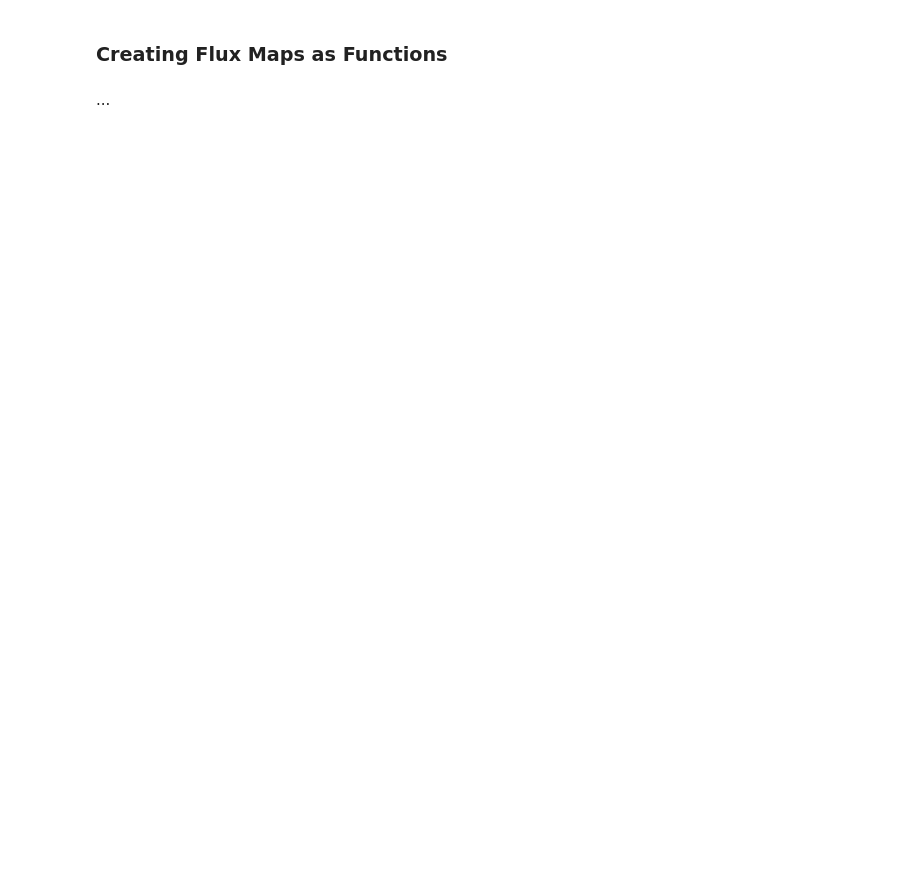
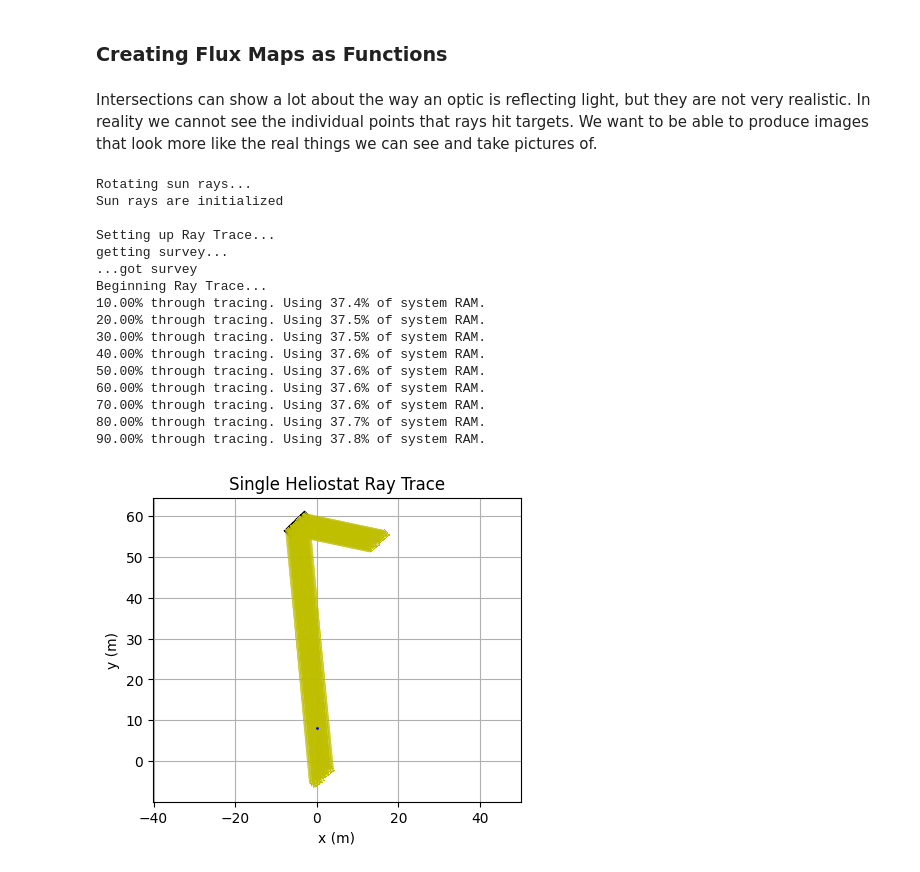
Before and after one commit to sandialabs/OpenCSP, a Jupyter notebook: example/csp/base_classes_and_ray_trace.ipynb, the cells around one changed output. Drawn from its saved outputs; the diff is of its cells as text; code cells hidden in the pictures; blank space fills up the shorter version.

```diff
--- a/example/csp/base_classes_and_ray_trace.ipynb
+++ b/example/csp/base_classes_and_ray_trace.ipynb
@@ -597,4 +609,44 @@ fig_record.view.show()
 # %% [markdown]
 ### Creating Flux Maps as Functions
-# %% [markdown]
-...
+# %% [markdown]
+Intersections can show a lot about the way an optic is reflecting light, but they are not very realistic. In reality we cannot see the individual points that rays hit targets. We want to be able to produce images that look more like the real things we can see and take pictures of.
+# %%
+single_heliostat = solar_field_nsttf.lookup_heliostat("5W1").no_parent_copy()
+single_heliostat_location = solar_field_nsttf.lookup_heliostat("5W1")._self_to_parent_transform
+
+sun3 = LightSourceSun()
+sun3.set_incident_rays(solar_field_nsttf.origin_lon_lat,
+                      time,
+                      20,)
+
+scene3 = Scene()
+scene3.add_light_source(sun3)
+scene3.add_object(single_heliostat)
+scene3.set_position_in_space(single_heliostat, single_heliostat_location)
+
+trace3 = rt.trace_scene(scene3, Resolution.separation(0.15), verbose=True)
+
+# DRAWING
+fig_record, _ = quick_plotxy("Single Heliostat Ray Trace")
+single_heliostat.draw(fig_record.view, )
+trace3.draw_subset(fig_record.view, 200, rcrt.init_current_lengths(init_len=20, current_len=70))
+fig_record.view.draw_single_Pxyz(aimpoint)
+fig_record.view.show()
+# %% [output]
+Rotating sun rays...
+Sun rays are initialized
+
+Setting up Ray Trace...
+getting survey...
+...got survey
+Beginning Ray Trace...
+10.00% through tracing. Using 37.4% of system RAM.
+20.00% through tracing. Using 37.5% of system RAM.
+30.00% through tracing. Using 37.5% of system RAM.
+40.00% through tracing. Using 37.6% of system RAM.
+50.00% through tracing. Using 37.6% of system RAM.
+60.00% through tracing. Using 37.6% of system RAM.
+70.00% through tracing. Using 37.6% of system RAM.
+80.00% through tracing. Using 37.7% of system RAM.
+90.00% through tracing. Using 37.8% of system RAM.
+[figure, added]
```
Also changed, not shown: parts of 32 cells of this notebook, 1 other file.
